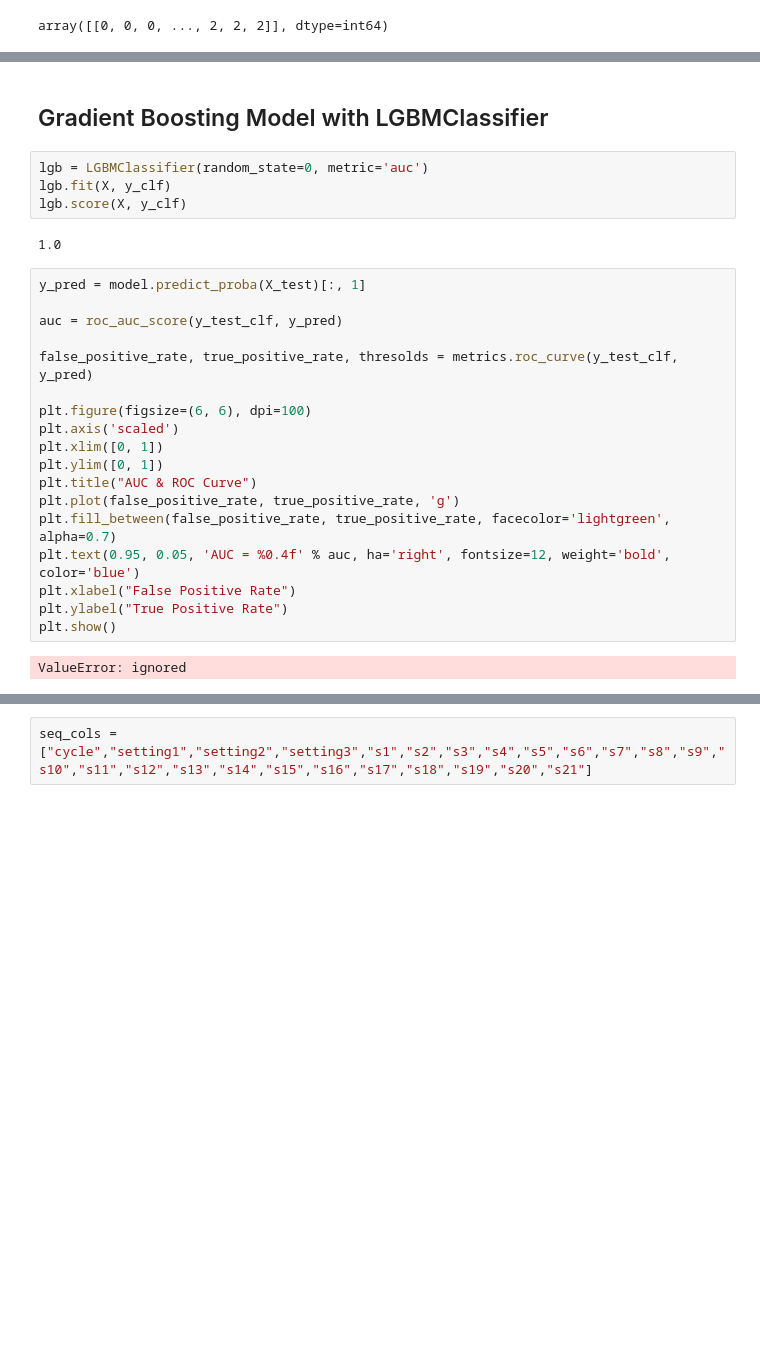
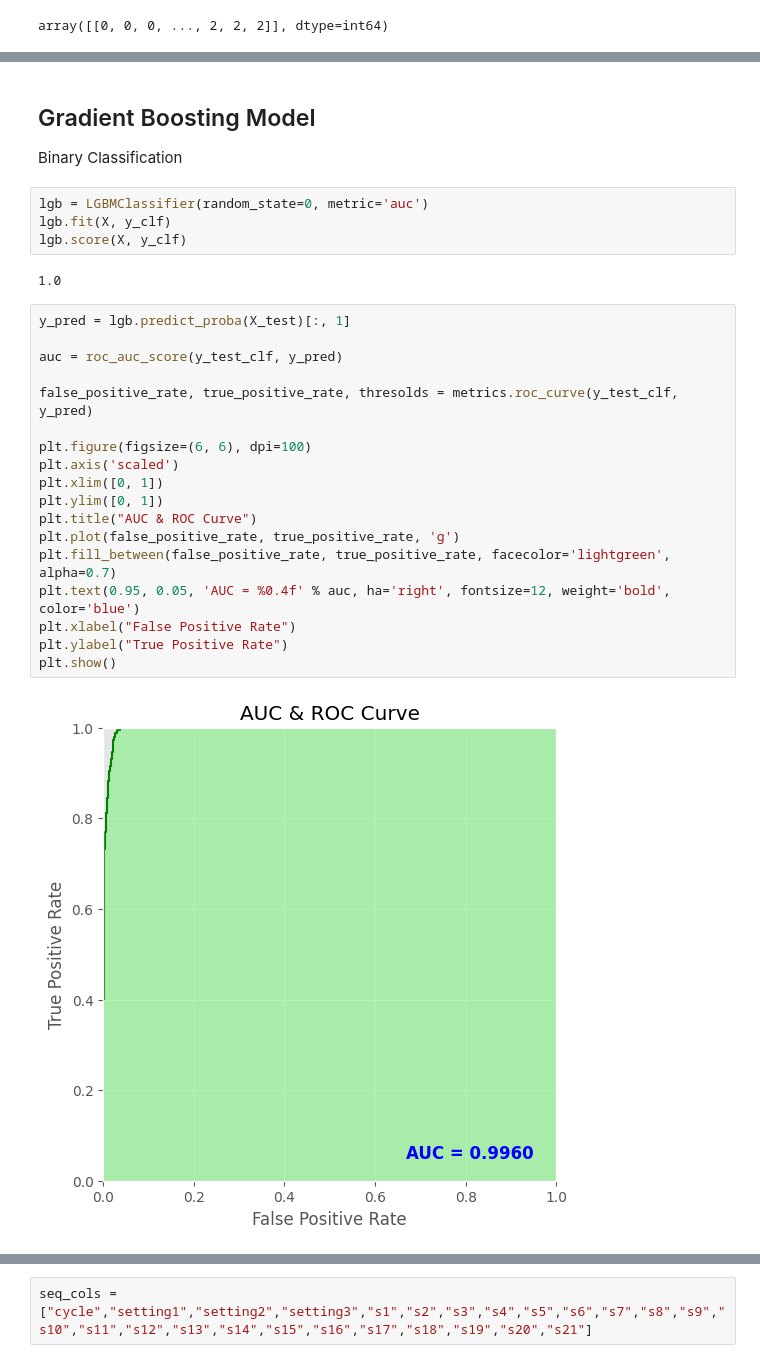
Before and after one commit to arcweld/DSI_Capstone_2, a Jupyter notebook: Capstone2.ipynb, the cells around one changed output, grey strips where cells are left out. Cells and saved outputs as stored; diff of their text form; blank space fills up the shorter version.

```diff
--- a/Capstone2.ipynb
+++ b/Capstone2.ipynb
@@ -431,5 +473,7 @@ plt.show()
 # %% [markdown]
-## Gradient Boosting Model with LGBMClassifier
+## Gradient Boosting Model
+
+Binary Classification
 # %%
 lgb = LGBMClassifier(random_state=0, metric='auc')
 lgb.fit(X, y_clf)
@@ -437,23 +481,23 @@ lgb.score(X, y_clf)
 # %% [output]
 1.0
 # %%
-y_pred = model.predict_proba(X_test)[:, 1]
+y_pred = lgb.predict_proba(X_test)[:, 1]
 
 auc = roc_auc_score(y_test_clf, y_pred)
 
 false_positive_rate, true_positive_rate, thresolds = metrics.roc_curve(y_test_clf, y_pred)
 
 plt.figure(figsize=(6, 6), dpi=100)
 plt.axis('scaled')
 plt.xlim([0, 1])
 plt.ylim([0, 1])
 plt.title("AUC & ROC Curve")
 plt.plot(false_positive_rate, true_positive_rate, 'g')
 plt.fill_between(false_positive_rate, true_positive_rate, facecolor='lightgreen', alpha=0.7)
 plt.text(0.95, 0.05, 'AUC = %0.4f' % auc, ha='right', fontsize=12, weight='bold', color='blue')
 plt.xlabel("False Positive Rate")
 plt.ylabel("True Positive Rate")
 plt.show()
 # %% [output]
-ValueError: ignored
+[figure, added]
 # %% [markdown]
```
Also changed, not shown: parts of 52 cells of this notebook.
